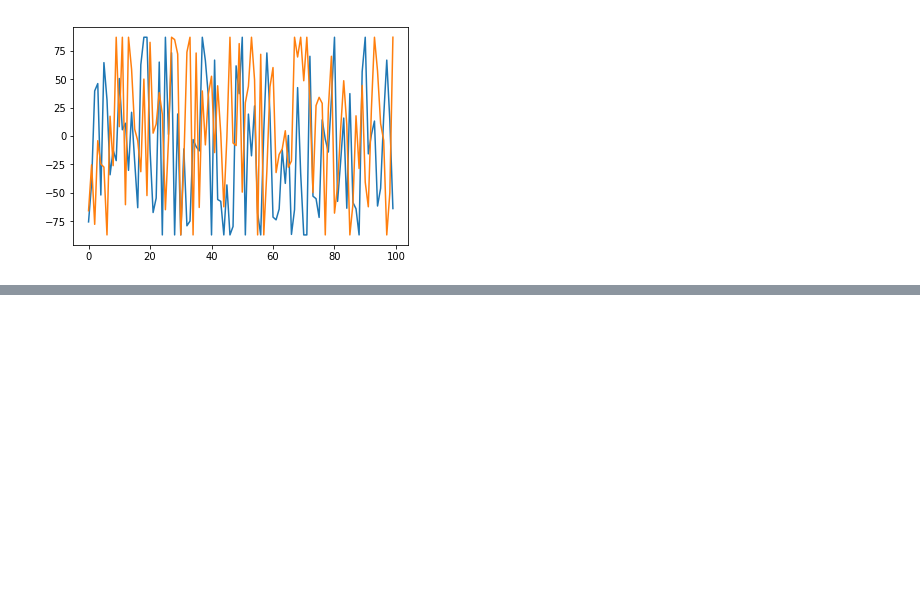
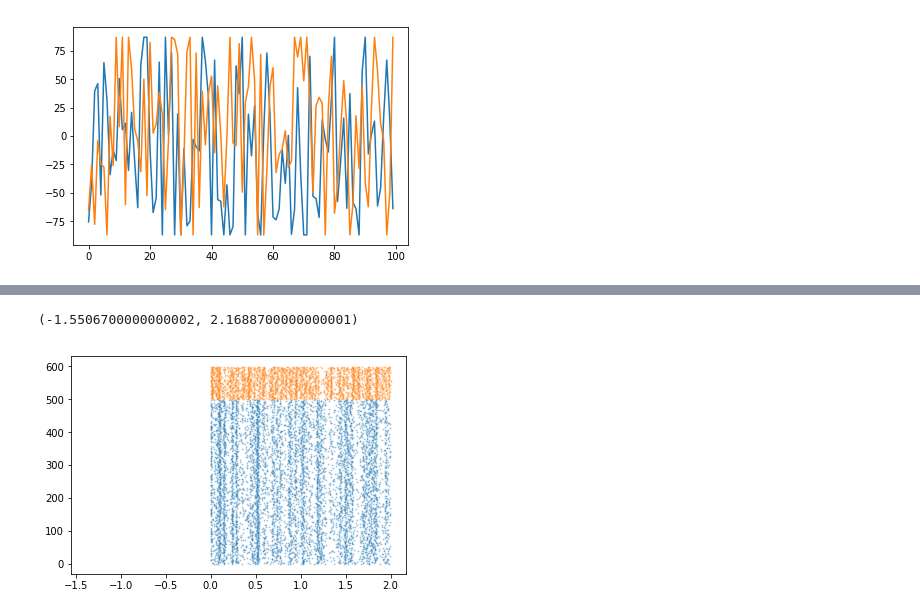
Before and after one commit to mackelab/mesoGIF, a Jupyter notebook: fsGIF2.ipynb, the cells around one changed output, grey strips where cells are left out. Saved outputs shown, nothing was run; the diff lists cells and outputs as text; code cells hidden in the pictures; blank space fills up the shorter version.

```diff
--- a/fsGIF2.ipynb
+++ b/fsGIF2.ipynb
@@ -51,0 +39,6 @@ FileNotFoundError: [Errno 2] No such file or directory: 'data/spikes/2fff32e2dc9
+# %%
+anlz.plot(shist, start=0, stop=-1)
+plt.xlim()
+# %% [output]
+(-1.5506700000000002, 2.1688700000000001)
+[figure, added]
```
Also changed, not shown: parts of 5 cells of this notebook, 5 other files.
